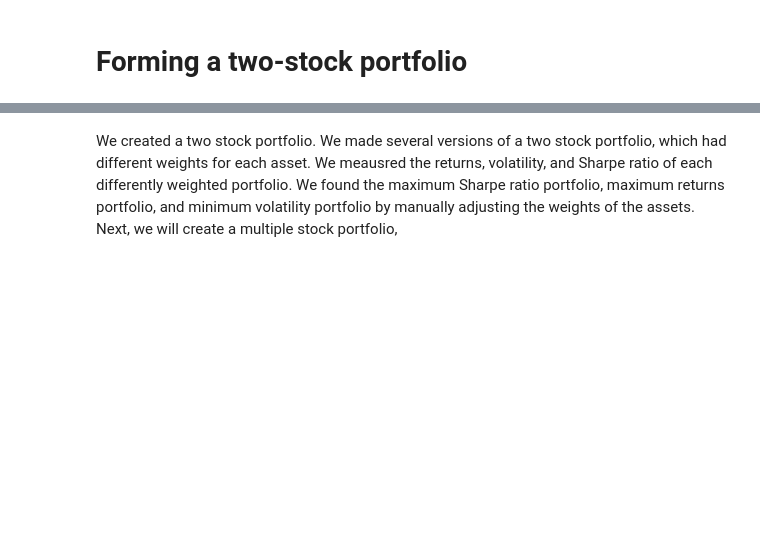
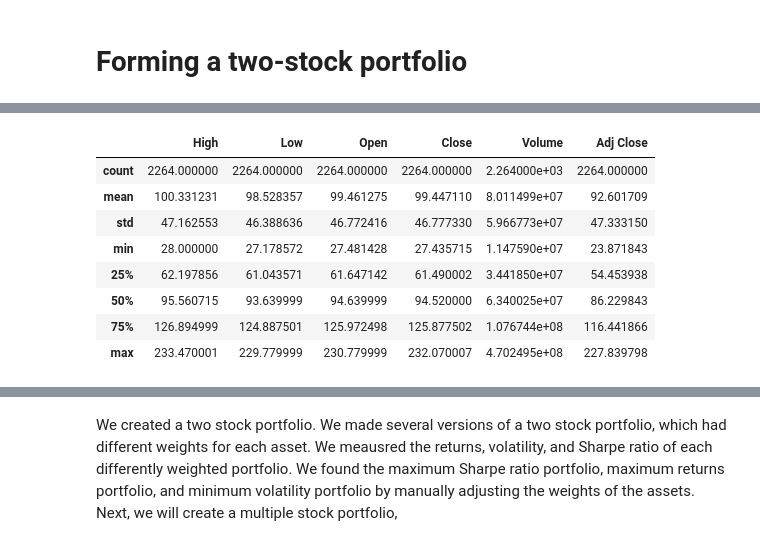
Before and after one commit to robertxbrown06/portfolio_analysis, a Jupyter notebook: 01_2-stock_portfolio.ipynb, the cells around one changed output, grey strips where cells are left out. Cells and saved outputs as stored; diff of their text form; code cells hidden in the pictures; blank space fills up the shorter version.

```diff
--- a/01_2-stock_portfolio.ipynb
+++ b/01_2-stock_portfolio.ipynb
@@ -279,0 +15,9 @@ min_vol_pf
+# %%
+# Select stock symbol
+ticker = 'AAPL'
+
+# Create a dataframe of prices
+df = web.DataReader(ticker,'yahoo','01/01/2010','12/31/2018')
+
+# Print summary of dataframe
+df.info()
@@ -279,0 +36,13 @@ min_vol_pf
+# %%
+# Summary statisitcs of data
+df.describe()
+# %% [output]
+|  | High | Low | Open | Close | Volume | Adj Close |
+| count | 2264.000000 | 2264.000000 | 2264.000000 | 2264.000000 | 2.264000e+03 | 2264.000000 |
+| mean | 100.331231 | 98.528357 | 99.461275 | 99.447110 | 8.011499e+07 | 92.601709 |
+| std | 47.162553 | 46.388636 | 46.772416 | 46.777330 | 5.966773e+07 | 47.333150 |
+| min | 28.000000 | 27.178572 | 27.481428 | 27.435715 | 1.147590e+07 | 23.871843 |
+| 25% | 62.197856 | 61.043571 | 61.647142 | 61.490002 | 3.441850e+07 | 54.453938 |
+| 50% | 95.560715 | 93.639999 | 94.639999 | 94.520000 | 6.340025e+07 | 86.229843 |
+| 75% | 126.894999 | 124.887501 | 125.972498 | 125.877502 | 1.076744e+08 | 116.441866 |
+| max | 233.470001 | 229.779999 | 230.779999 | 232.070007 | 4.702495e+08 | 227.839798 |
```
Also changed, not shown: parts of 94 cells of this notebook.
